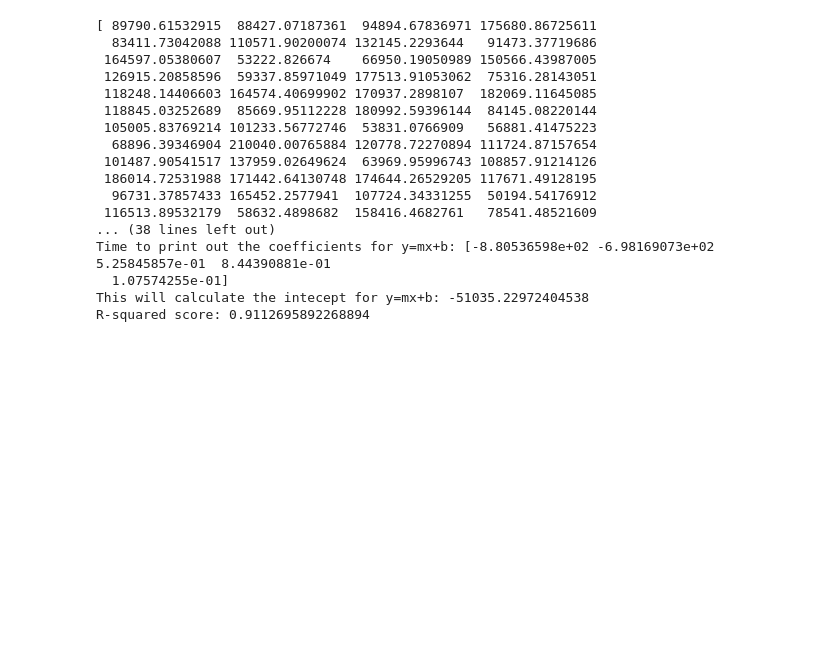
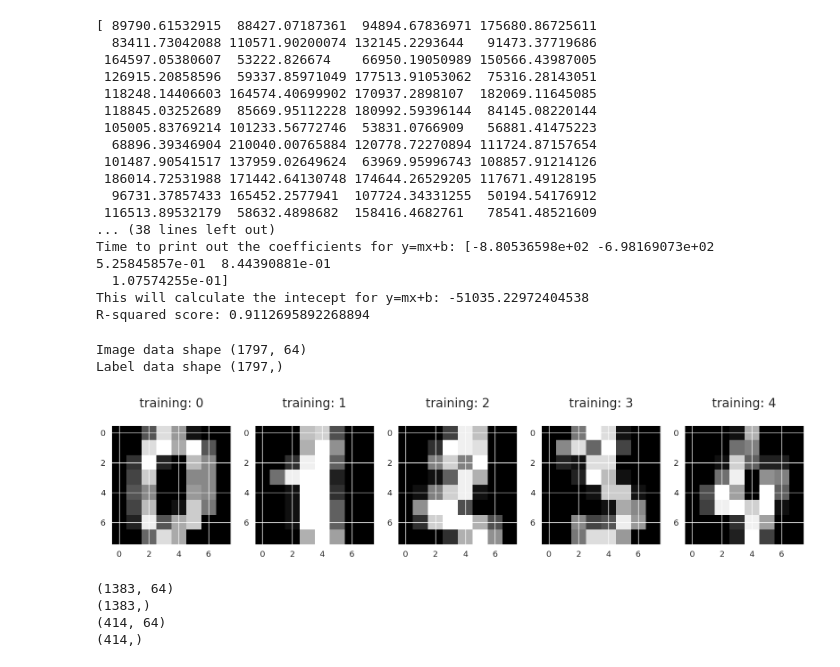
Before and after one commit to sopiloteh/sillythings, a Jupyter notebook: mlrelearning.ipynb, the cells around one changed output. Saved outputs shown, nothing was run; the diff lists cells and outputs as text; code cells hidden in the pictures; blank space fills up the shorter version.

```diff
--- a/mlrelearning.ipynb
+++ b/mlrelearning.ipynb
@@ -560,3 +561,33 @@ Time to print out the coefficients for y=mx+b: [-8.80536598e+02 -6.98169073e+02
   1.07574255e-01]
 This will calculate the intecept for y=mx+b: -51035.22972404538
 R-squared score: 0.9112695892268894
+# %%
+#image recognition time! this uses a built in sklearn dataset for numbers
+digits = load_digits()
+
+print("Image data shape", digits.data.shape)
+print("Label data shape", digits.target.shape)
+# %% [output]
+Image data shape (1797, 64)
+Label data shape (1797,)
+# %%
+#what this will do is show the plots of training data of numbers that will show the shapes
+plt.figure(figsize=(20,4))
+for index, (image, label) in enumerate(zip(digits.data[0:5], digits.target[0:5])):
+    plt.subplot(1,5,index+1)
+    plt.imshow(np.reshape(image,(8,8)),cmap=plt.cm.gray)
+    plt.title('training: %i\n' % label, fontsize = 20)
+# %% [output]
+[figure, added]
+# %%
+#the data will now be trained to show how good it looks
+x_train, x_test, y_train, y_test = train_test_split(digits.data, digits.target, test_size=0.23, random_state=2)
+print(x_train.shape)
+print(y_train.shape)
+print(x_test.shape)
+print(y_test.shape)
+# %% [output]
+(1383, 64)
+(1383,)
+(414, 64)
+(414,)
```
Also changed, not shown: parts of 2 cells of this notebook.
